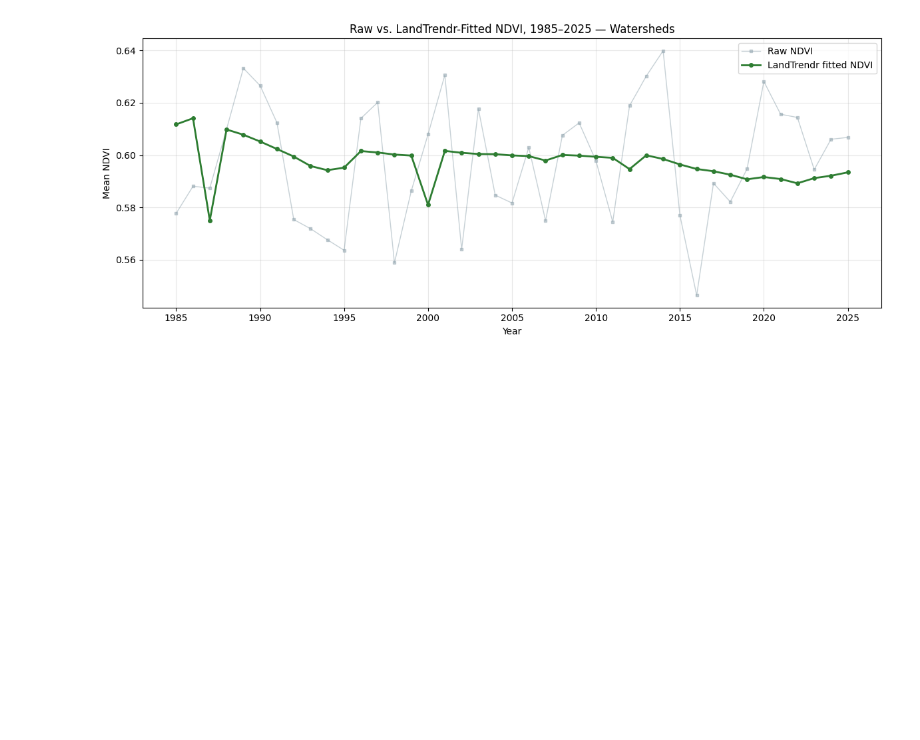
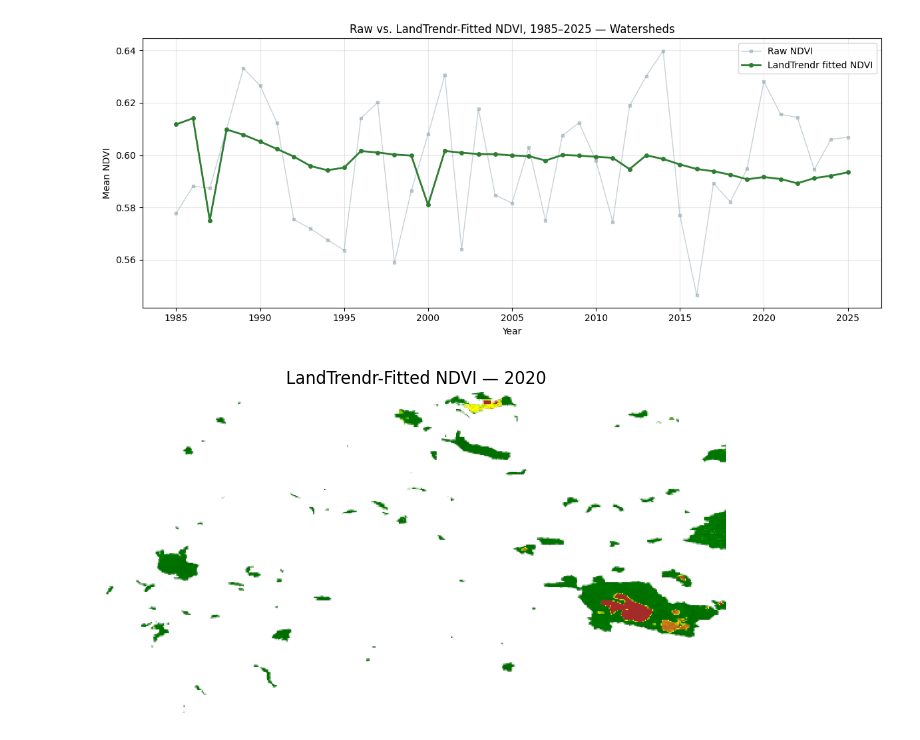
Before and after one commit to Mohammed777777777/Oil-Sand-Monitoring, a Jupyter notebook: TimeSeries_Wetland_OSM.ipynb, the cells around one changed output. Drawn from its saved outputs; the diff is of its cells as text; code cells hidden in the pictures; blank space fills up the shorter version.

```diff
--- a/TimeSeries_Wetland_OSM.ipynb
+++ b/TimeSeries_Wetland_OSM.ipynb
@@ -873,3 +873,34 @@ plt.savefig('ndvi_timeseries_watershed_raw_vs_fitted.png', dpi=150)
 plt.show()
 # %% [output]
 [figure]
+# %%
+# ============================================
+# Visualize one year's LandTrendr-fitted NDVI
+# ============================================
+
+year_to_view = 2020
+band_name = f'NDVI_fitted_{year_to_view}'
+
+thumb_url = fitted_saved_v2.select(band_name).getThumbURL({
+    'min': -0.2,
+    'max': 0.9,
+    'palette': ['brown', 'yellow', 'green', 'darkgreen'],
+    'dimensions': 512,
+    'region': clippedWatershed_geom,  # or watershed_geom, whichever you want to view
+})
+
+import requests
+from PIL import Image
+from io import BytesIO
+import matplotlib.pyplot as plt
+
+response = requests.get(thumb_url)
+img = Image.open(BytesIO(response.content))
+
+plt.figure(figsize=(8, 8))
+plt.imshow(img)
+plt.axis('off')
+plt.title(f'LandTrendr-Fitted NDVI — {year_to_view}')
+plt.show()
+# %% [output]
+[figure, added]
```
Also changed, not shown: parts of 5 cells of this notebook.
